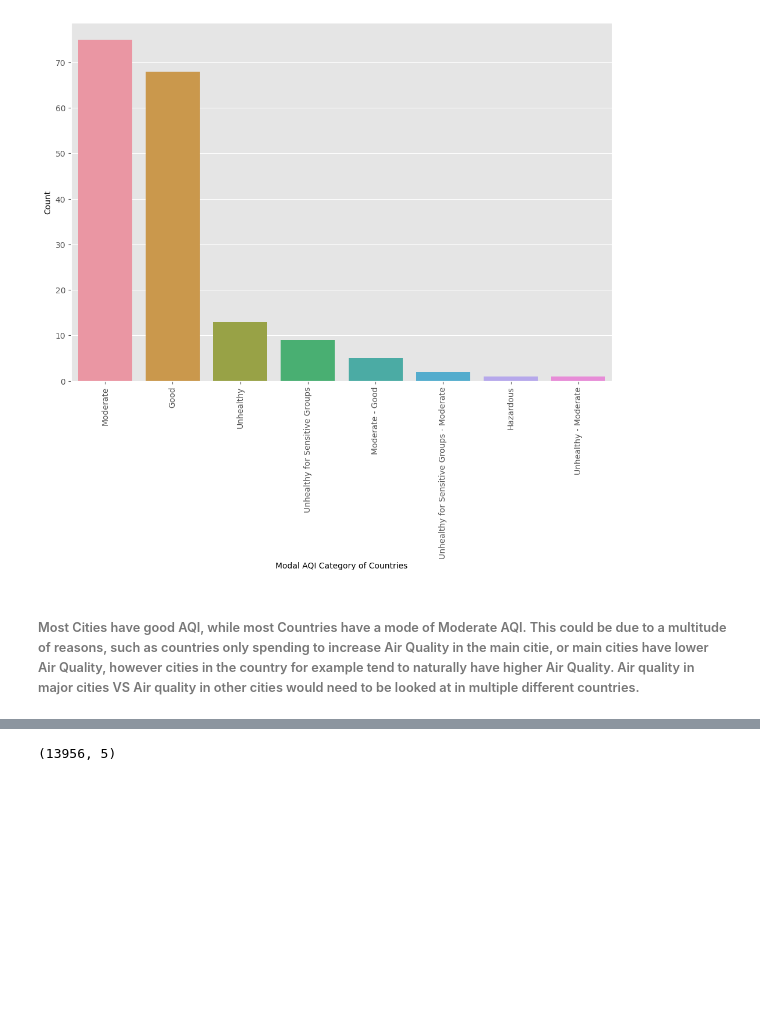
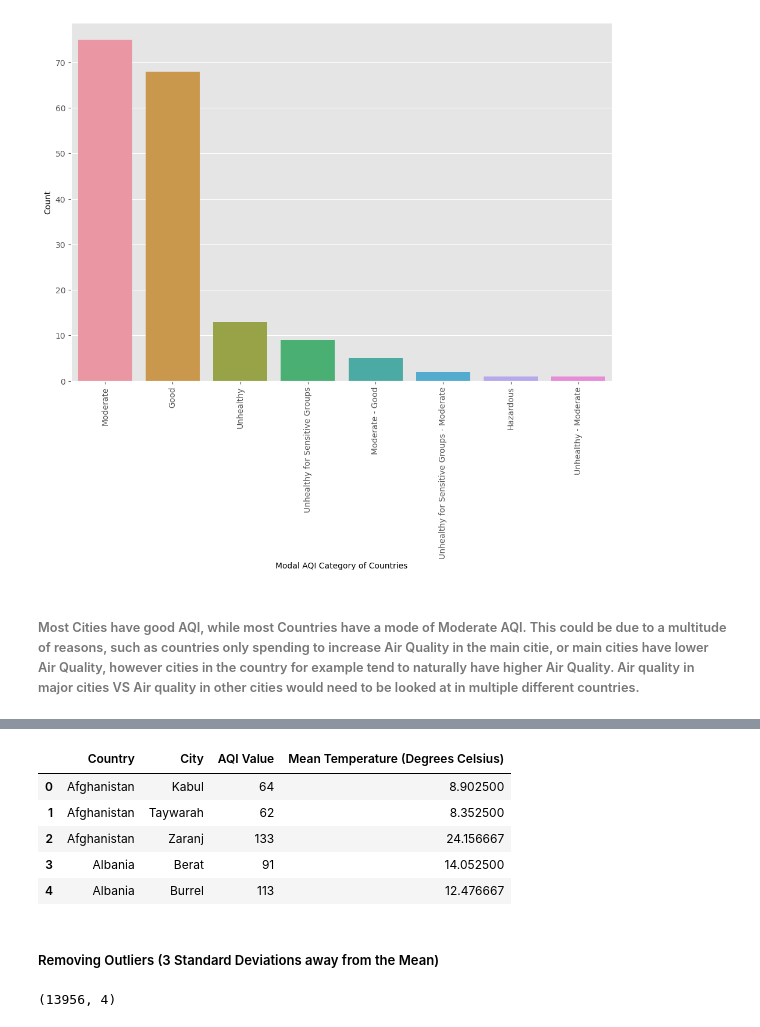
Before and after one commit to EirfatChoudhury/AQIVsTempContinued, a Jupyter notebook: data-analysis/AQIvsTemp.ipynb, the cells around one changed output, grey strips where cells are left out. Cells and saved outputs as stored; diff of their text form; code cells hidden in the pictures; blank space fills up the shorter version.

```diff
--- a/data-analysis/AQIvsTemp.ipynb
+++ b/data-analysis/AQIvsTemp.ipynb
@@ -203,4 +194,16 @@ AQI_Value_City_And_Coordinates.head()
+# %%
+AQI_CITY_TEMP = AQI_CITY_TEMP_COORDINATES.drop(["lat", "lng", "Unnamed: 0"], axis="columns")
+AQI_CITY_TEMP.head()
+# %% [output]
+|  | Country | City | AQI Value | Mean Temperature (Degrees Celsius) |
+| 0 | Afghanistan | Kabul | 64 | 8.902500 |
+| 1 | Afghanistan | Taywarah | 62 | 8.352500 |
+| 2 | Afghanistan | Zaranj | 133 | 24.156667 |
+| 3 | Albania | Berat | 91 | 14.052500 |
+| 4 | Albania | Burrel | 113 | 12.476667 |
+# %% [markdown]
+##### Removing Outliers (3 Standard Deviations away from the Mean)
 # %%
-AQI_Value_City_And_Coordinates.shape
+AQI_CITY_TEMP.shape
 # %% [output]
-(13956, 5)
+(13956, 4)
```
Also changed, not shown: parts of 17 cells of this notebook.
